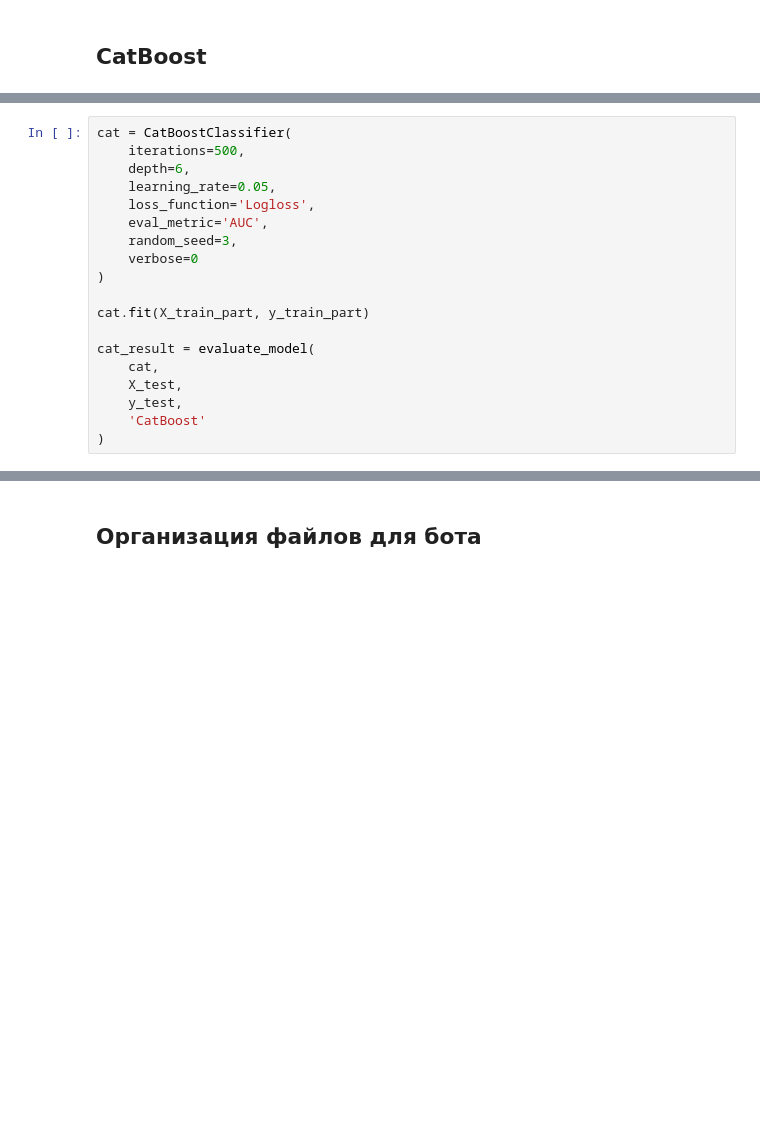
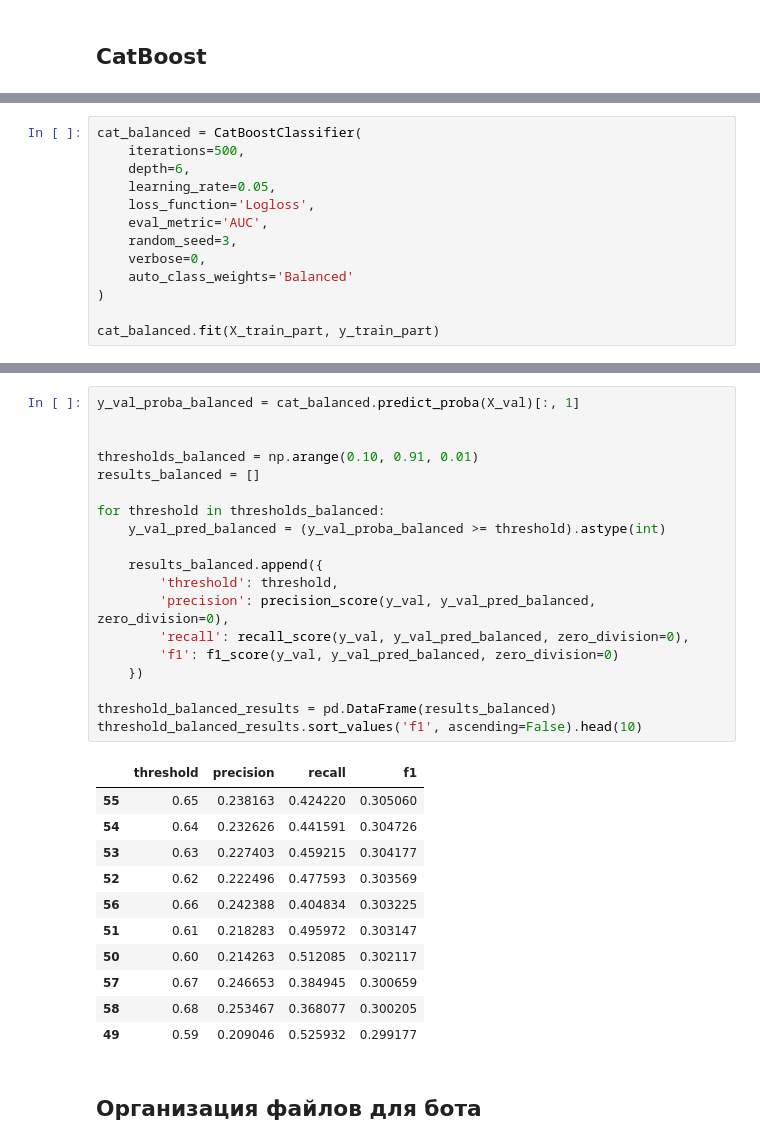
Before and after one commit to Twickitt/Credit-Scoring-Bot, a Jupyter notebook: notebooks/Credit-Scoring-Analysis.ipynb, the cells around one changed output, grey strips where cells are left out. Cells and saved outputs as stored; diff of their text form; blank space fills up the shorter version.

```diff
--- a/notebooks/Credit-Scoring-Analysis.ipynb
+++ b/notebooks/Credit-Scoring-Analysis.ipynb
@@ -903,20 +976,14 @@ ROC-AUC  : 0.7616
 # %%
-cat = CatBoostClassifier(
+cat_balanced = CatBoostClassifier(
     iterations=500,
     depth=6,
     learning_rate=0.05,
     loss_function='Logloss',
     eval_metric='AUC',
     random_seed=3,
-    verbose=0
+    verbose=0,
+    auto_class_weights='Balanced'
 )
 
-cat.fit(X_train_part, y_train_part)
-
-cat_result = evaluate_model(
-    cat,
-    X_test,
-    y_test,
-    'CatBoost'
-)
+cat_balanced.fit(X_train_part, y_train_part)
 # %% [output]
@@ -933,3 +991,34 @@ ROC-AUC  : 0.7607
+# %%
+y_val_proba_balanced = cat_balanced.predict_proba(X_val)[:, 1]
+
+
+thresholds_balanced = np.arange(0.10, 0.91, 0.01)
+results_balanced = []
+
+for threshold in thresholds_balanced:
+    y_val_pred_balanced = (y_val_proba_balanced >= threshold).astype(int)
+
+    results_balanced.append({
+        'threshold': threshold,
+        'precision': precision_score(y_val, y_val_pred_balanced, zero_division=0),
+        'recall': recall_score(y_val, y_val_pred_balanced, zero_division=0),
+        'f1': f1_score(y_val, y_val_pred_balanced, zero_division=0)
+    })
+
+threshold_balanced_results = pd.DataFrame(results_balanced)
+threshold_balanced_results.sort_values('f1', ascending=False).head(10)
+# %% [output]
+|  | threshold | precision | recall | f1 |
+| 55 | 0.65 | 0.238163 | 0.424220 | 0.305060 |
+| 54 | 0.64 | 0.232626 | 0.441591 | 0.304726 |
+| 53 | 0.63 | 0.227403 | 0.459215 | 0.304177 |
+| 52 | 0.62 | 0.222496 | 0.477593 | 0.303569 |
+| 56 | 0.66 | 0.242388 | 0.404834 | 0.303225 |
+| 51 | 0.61 | 0.218283 | 0.495972 | 0.303147 |
+| 50 | 0.60 | 0.214263 | 0.512085 | 0.302117 |
+| 57 | 0.67 | 0.246653 | 0.384945 | 0.300659 |
+| 58 | 0.68 | 0.253467 | 0.368077 | 0.300205 |
+| 49 | 0.59 | 0.209046 | 0.525932 | 0.299177 |
 # %% [markdown]
 ## Организация файлов для бота
 # %%
```
Also changed, not shown: parts of 12 cells of this notebook, 5 other files.
